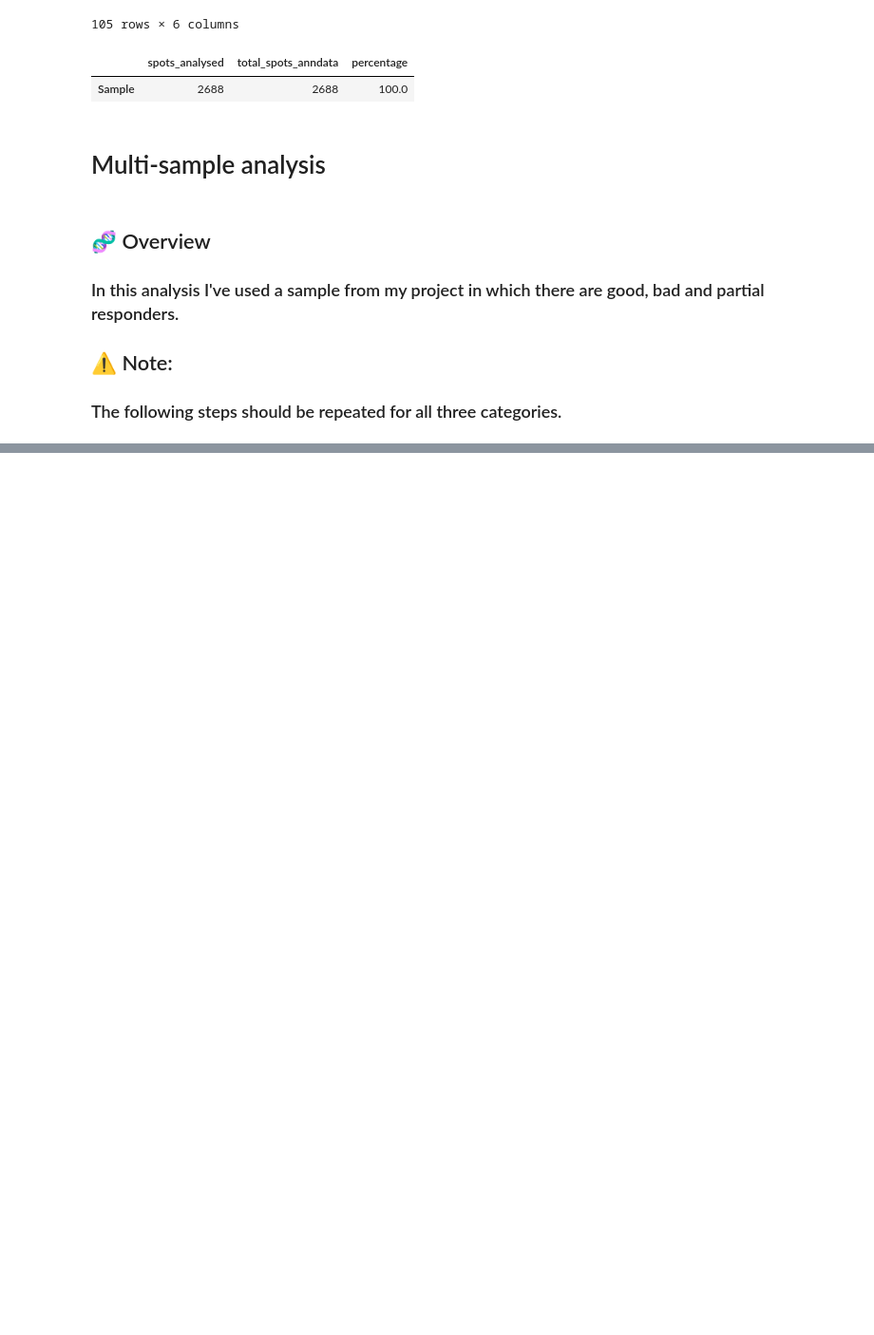
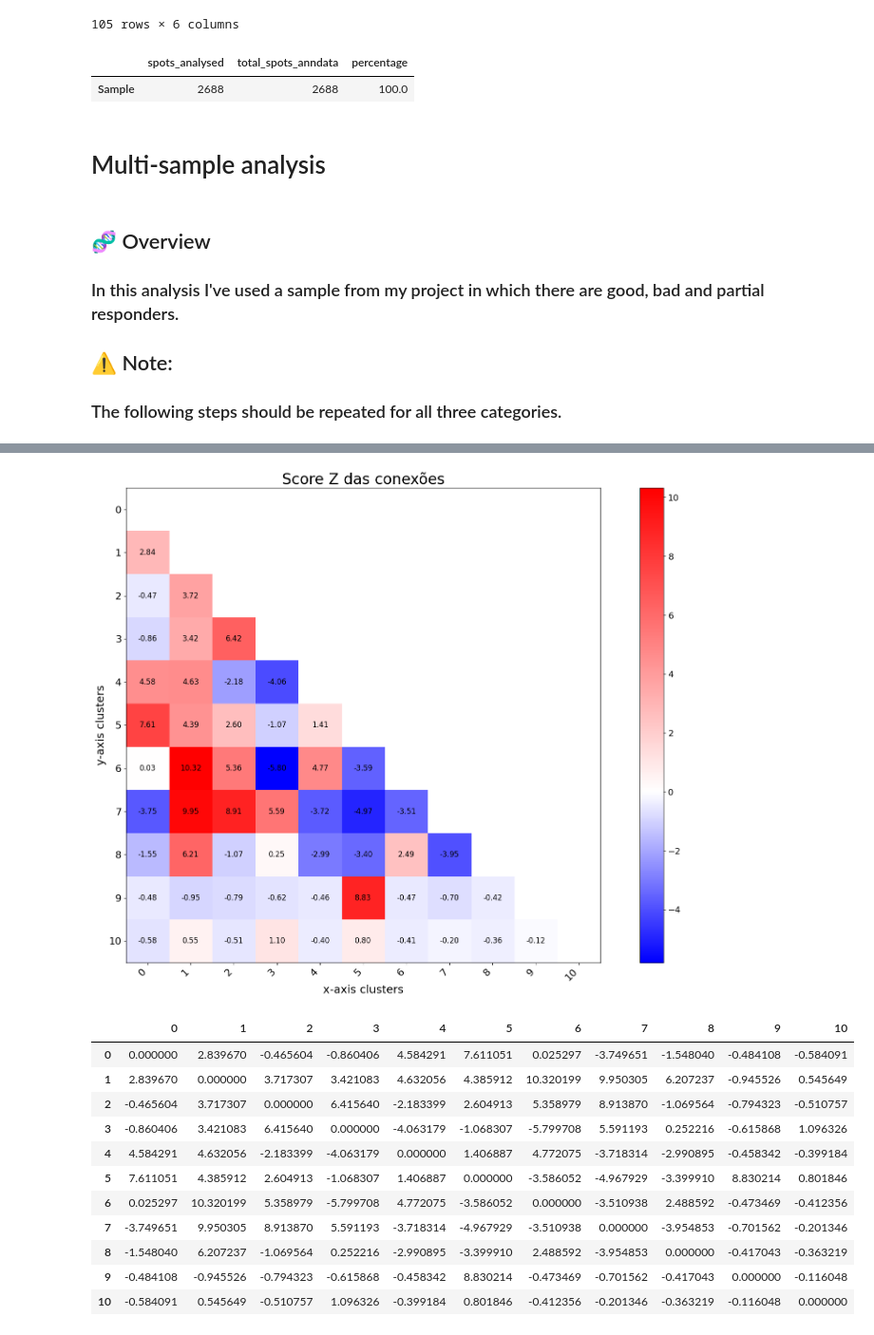
Before and after one commit to pedrovp161/spatialCourse, a Jupyter notebook: src/5 - colocalization.ipynb, the cells around one changed output, grey strips where cells are left out. Shown at 95% size. Cells and saved outputs as stored; diff of their text form; code cells hidden in the pictures; blank space fills up the shorter version.

```diff
--- a/src/5 - colocalization.ipynb
+++ b/src/5 - colocalization.ipynb
@@ -156,6 +165,10 @@ adata.uns["check_spots"]
 ### In this analysis I've used a sample from my project in which there are good, bad and partial responders.
 ## ⚠️ Note:
 ### The following steps should be repeated for all three categories.
+# %%
+import os
+
+notebookPath = os.path.dirname(os.getcwd())
 # %%
 import os
 import numpy as np
@@ -165,7 +178,8 @@ import spatools as st
 import matplotlib as mpl
 import matplotlib.pyplot as plt
 
-adata = sc.read(os.path.join("/mnt/SATA/spatialCourse/output/spatialPaperFiltered_.h5ad"))
-adata = st.tl.correlate_distances(adata, is_concatenated=True, cluster_col="leiden_0.6", batch_key="batch")
+adata = sc.read(os.path.join(notebookPath, "outputIntegrated", "output.scviAnndataTrained.h5ad"))
+
+adata = st.tl.correlate_distances(adata, is_concatenated=True, cluster_col="leiden_0.5", batch_key="library_id")
 # %%
 type(adata.obsm["spatial"])# spatial data must be like this
@@ -175,0 +214,2 @@ adata.uns["spatools"]# output of the previous function
+# %%
+adata.uns["spatools"]["response"] = adata.uns["spatools"]["library_id"].str.split("_").str[0] # this step is not totaly necessary, depends on your biological question
@@ -176,6 +232,4 @@ adata.uns["spatools"]# output of the previous function
 # %%
-adata.uns["spatools"]["response"] = adata.uns["spatools"]["batch"].str.split("_").str[1]# this step is not totaly necessary, depends on your biological question
-
-adata = st.tl.z_score(adata, filter_column="response", filter_value="FR")
+adata = st.tl.z_score(adata, batch_key="library_id")
 # %%
 adata.uns_keys()
@@ -182,4 +254,17 @@ adata.uns_keys()
 # %%
-st.pl.z_score_matrixplot(adata, show=True,
-              title="Score Z das conexões entre os maus respondedores",
-              )
+import spatools as st
+st.pl.z_score_matrixplot(adata, show=True, title="Score Z das conexões")
+# %% [output]
+[figure, added]
+|  | 0 | 1 | 2 | 3 | 4 | 5 | 6 | 7 | 8 | 9 | 10 |
+| 0 | 0.000000 | 2.839670 | -0.465604 | -0.860406 | 4.584291 | 7.611051 | 0.025297 | -3.749651 | -1.548040 | -0.484108 | -0.584091 |
+| 1 | 2.839670 | 0.000000 | 3.717307 | 3.421083 | 4.632056 | 4.385912 | 10.320199 | 9.950305 | 6.207237 | -0.945526 | 0.545649 |
+| 2 | -0.465604 | 3.717307 | 0.000000 | 6.415640 | -2.183399 | 2.604913 | 5.358979 | 8.913870 | -1.069564 | -0.794323 | -0.510757 |
+| 3 | -0.860406 | 3.421083 | 6.415640 | 0.000000 | -4.063179 | -1.068307 | -5.799708 | 5.591193 | 0.252216 | -0.615868 | 1.096326 |
+| 4 | 4.584291 | 4.632056 | -2.183399 | -4.063179 | 0.000000 | 1.406887 | 4.772075 | -3.718314 | -2.990895 | -0.458342 | -0.399184 |
+| 5 | 7.611051 | 4.385912 | 2.604913 | -1.068307 | 1.406887 | 0.000000 | -3.586052 | -4.967929 | -3.399910 | 8.830214 | 0.801846 |
+| 6 | 0.025297 | 10.320199 | 5.358979 | -5.799708 | 4.772075 | -3.586052 | 0.000000 | -3.510938 | 2.488592 | -0.473469 | -0.412356 |
+| 7 | -3.749651 | 9.950305 | 8.913870 | 5.591193 | -3.718314 | -4.967929 | -3.510938 | 0.000000 | -3.954853 | -0.701562 | -0.201346 |
+| 8 | -1.548040 | 6.207237 | -1.069564 | 0.252216 | -2.990895 | -3.399910 | 2.488592 | -3.954853 | 0.000000 | -0.417043 | -0.363219 |
+| 9 | -0.484108 | -0.945526 | -0.794323 | -0.615868 | -0.458342 | 8.830214 | -0.473469 | -0.701562 | -0.417043 | 0.000000 | -0.116048 |
+| 10 | -0.584091 | 0.545649 | -0.510757 | 1.096326 | -0.399184 | 0.801846 | -0.412356 | -0.201346 | -0.363219 | -0.116048 | 0.000000 |
```
Also changed, not shown: parts of 19 cells of this notebook, 6 other files.
